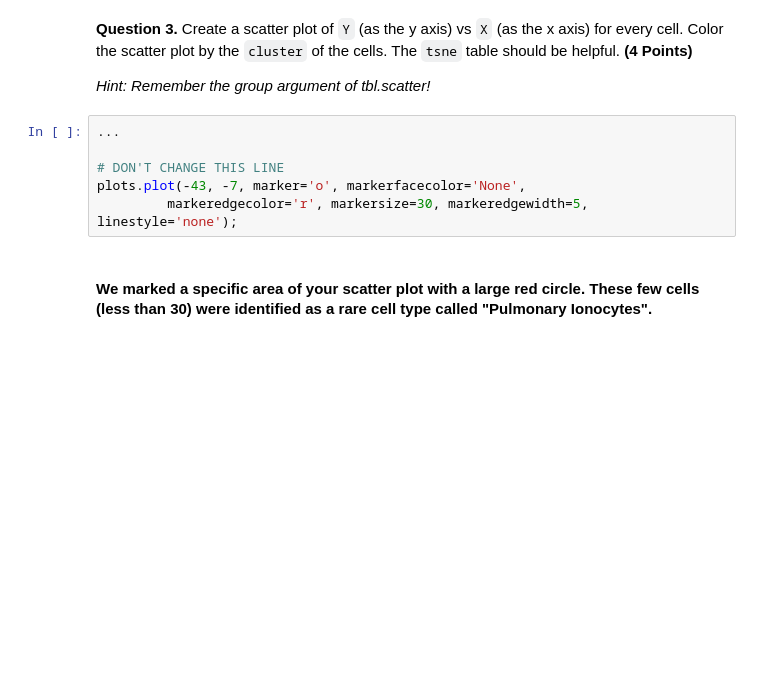
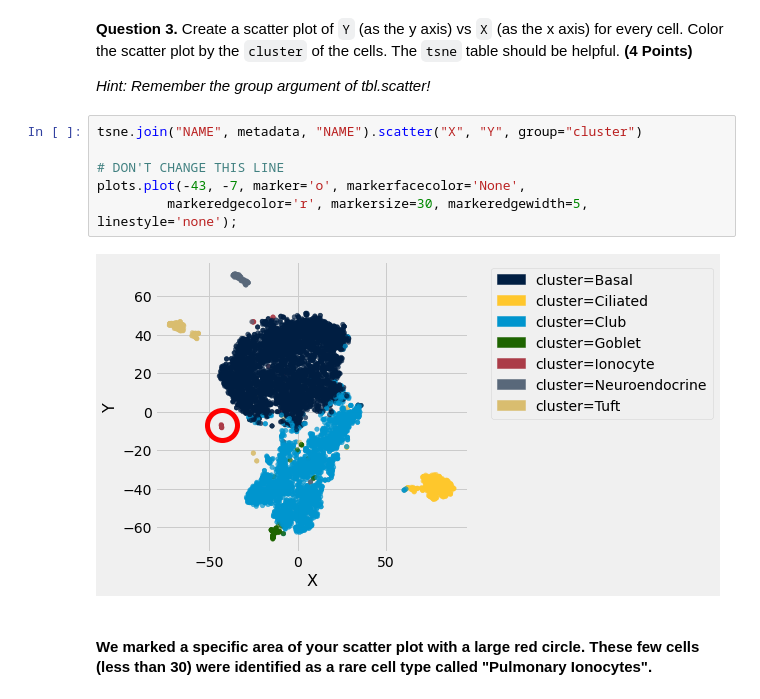
Before and after one commit to dthajal1/data-science-8, a Jupyter notebook: project/project1/project1.ipynb, the cells around one changed output. Cells and saved outputs as stored; diff of their text form; blank space fills up the shorter version.

```diff
--- a/project/project1/project1.ipynb
+++ b/project/project1/project1.ipynb
@@ -682,11 +710,13 @@ name: q3_3
 manual: true
 -->
 # %%
-...
+tsne.join("NAME", metadata, "NAME").scatter("X", "Y", group="cluster")
 
 # DON'T CHANGE THIS LINE
 plots.plot(-43, -7, marker='o', markerfacecolor='None',
          markeredgecolor='r', markersize=30, markeredgewidth=5, linestyle='none');
+# %% [output]
+[figure, added]
 # %% [markdown]
 <!-- END QUESTION -->
 
```
Also changed, not shown: parts of 18 cells of this notebook, 2 other files.
